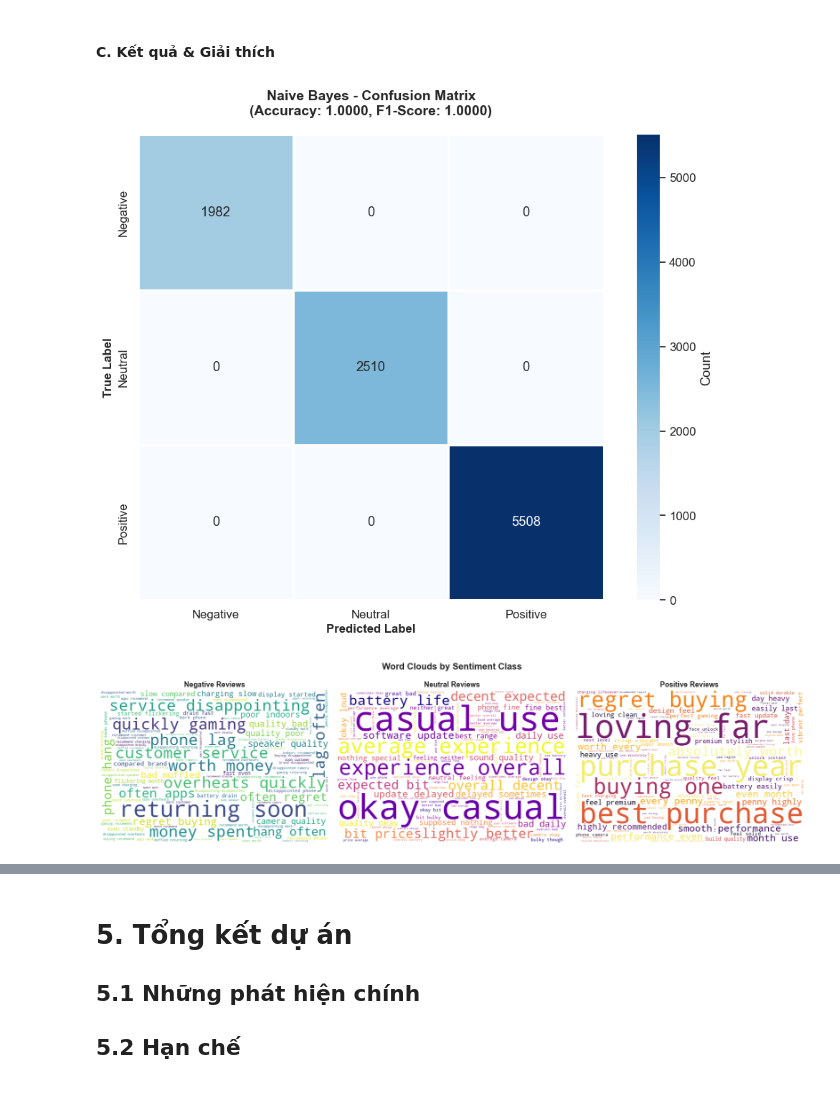
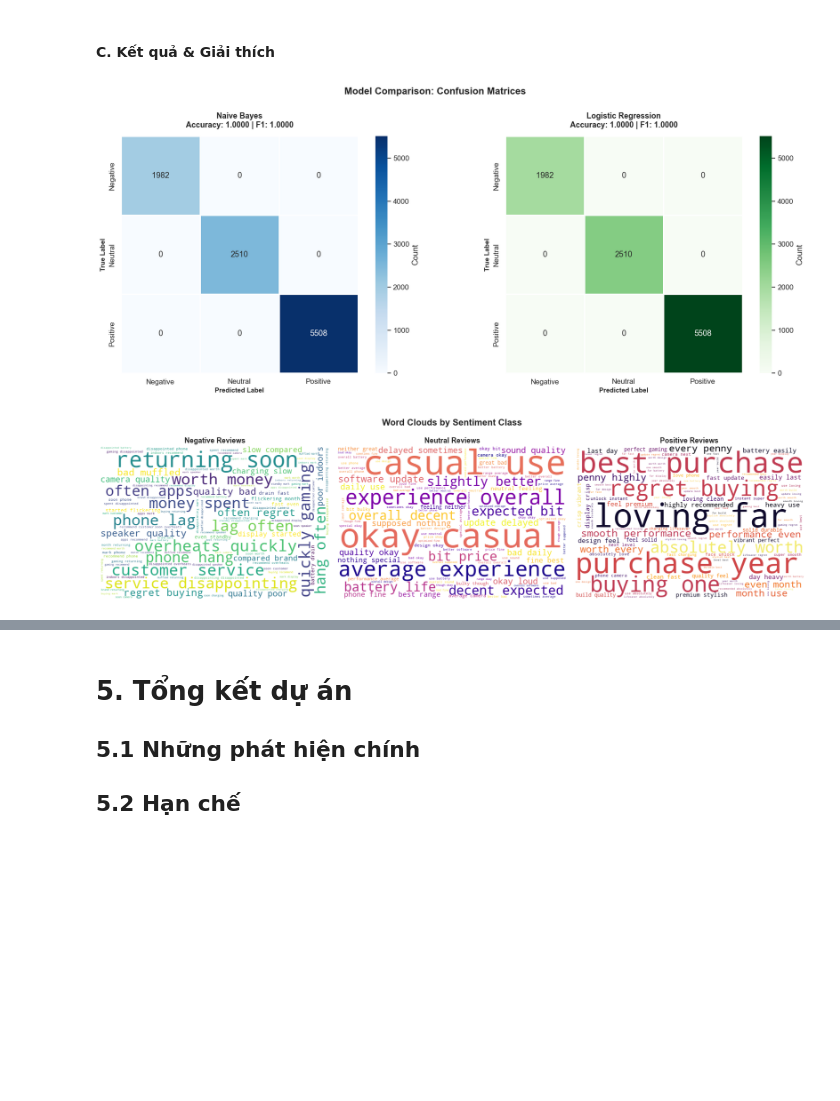
Before and after one commit to hhlearntocode/p4ds-Final, a Jupyter notebook: Final_Project.ipynb, the cells around one changed output, grey strips where cells are left out. Saved outputs shown, nothing was run; the diff lists cells and outputs as text; code cells hidden in the pictures; blank space fills up the shorter version.

```diff
--- a/Final_Project.ipynb
+++ b/Final_Project.ipynb
@@ -1266,37 +1268,63 @@ Model Performance:
 # %% [markdown]
 #### **C. Kết quả & Giải thích**
 # %%
-fig, ax = plt.subplots(figsize=(10, 8))
-
-# Calculate confusion matrix
-cm = confusion_matrix(y_test, nb_pred)
+# Create side-by-side confusion matrices
+fig, axes = plt.subplots(1, 2, figsize=(18, 7))
 
 # Get class labels
 labels = sorted(y_test.unique())
 
-# Create heatmap
+# ============ Naive Bayes Confusion Matrix ============
+cm_nb = confusion_matrix(y_test, nb_pred)
+
 sns.heatmap(
-    cm,
+    cm_nb,
     annot=True,
     fmt='d',
     cmap='Blues',
     xticklabels=labels,
     yticklabels=labels,
-    ax=ax,
+    ax=axes[0],
     cbar_kws={'label': 'Count'},
     square=True,
     linewidths=1
 )
 
-ax.set_title(
-    f'Naive Bayes - Confusion Matrix\n(Accuracy: {nb_accuracy:.4f}, F1-Score: {nb_f1:.4f})',
-    fontsize=14,
+axes[0].set_title(
+    f'Naive Bayes\nAccuracy: {nb_accuracy:.4f} | F1: {nb_f1:.4f}',
+    fontsize=13,
     weight='bold',
-    pad=20
+    pad=15
 )
-ax.set_ylabel('True Label', fontsize=12, weight='bold')
-ax.set_xlabel('Predicted Label', fontsize=12, weight='bold')
+axes[0].set_ylabel('True Label', fontsize=11, weight='bold')
+axes[0].set_xlabel('Predicted Label', fontsize=11, weight='bold')
 
+# ============ Logistic Regression Confusion Matrix ============
+cm_lr = confusion_matrix(y_test, lr_pred)
+
+sns.heatmap(
+    cm_lr,
+    annot=True,
+    fmt='d',
+    cmap='Greens',
+    xticklabels=labels,
+    yticklabels=labels,
+    ax=axes[1],
+    cbar_kws={'label': 'Count'},
+    square=True,
+    linewidths=1
+)
+
+axes[1].set_title(
+    f'Logistic Regression\nAccuracy: {lr_accuracy:.4f} | F1: {lr_f1:.4f}',
+    fontsize=13,
+    weight='bold',
+    pad=15
+)
+axes[1].set_ylabel('True Label', fontsize=11, weight='bold')
+axes[1].set_xlabel('Predicted Label', fontsize=11, weight='bold')
+
+fig.suptitle('Model Comparison: Confusion Matrices', fontsize=16, weight='bold', y=1.02)
 plt.tight_layout()
 plt.show()
 
@@ -1310,32 +1338,32 @@ fig, axes = plt.subplots(1, 3, figsize=(18, 5))
 fig.suptitle('Word Clouds by Sentiment Class', fontsize=16, weight='bold')
 
 for idx, sentiment_class in enumerate(sentiment_classes):
     # Get all reviews for this sentiment
     sentiment_texts = df_nlp[
         df_nlp['sentiment'] == sentiment_class
     ]['processed_text'].values
 
     # Combine all texts
     combined_text = ' '.join(sentiment_texts)
 
     # Create word cloud
     wordcloud = WordCloud(
         width=600,
         height=400,
         background_color='white',
         colormap='viridis' if idx == 0 else 'plasma' if idx == 1 else 'inferno',
         max_words=100,
         relative_scaling=0.5
     ).generate(combined_text)
 
     # Plot
     ax = axes[idx]
     ax.imshow(wordcloud, interpolation='bilinear')
     ax.set_title(f'{sentiment_class} Reviews', fontsize=13, weight='bold')
     ax.axis('off')
 
 plt.tight_layout()
 plt.show()
 # %% [output]
-[figure, old version]
+[figure, new version]
-[figure, old version]
+[figure, new version]
```
Also changed, not shown: parts of 18 cells of this notebook.
